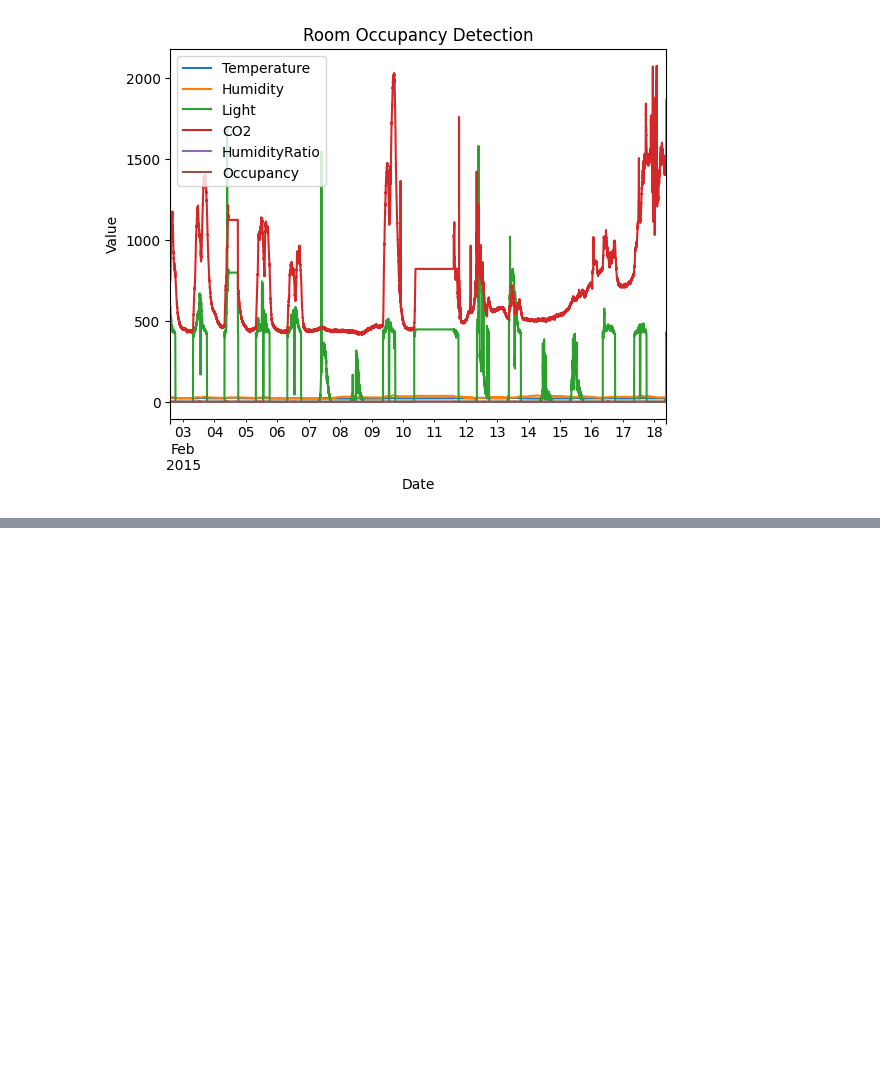
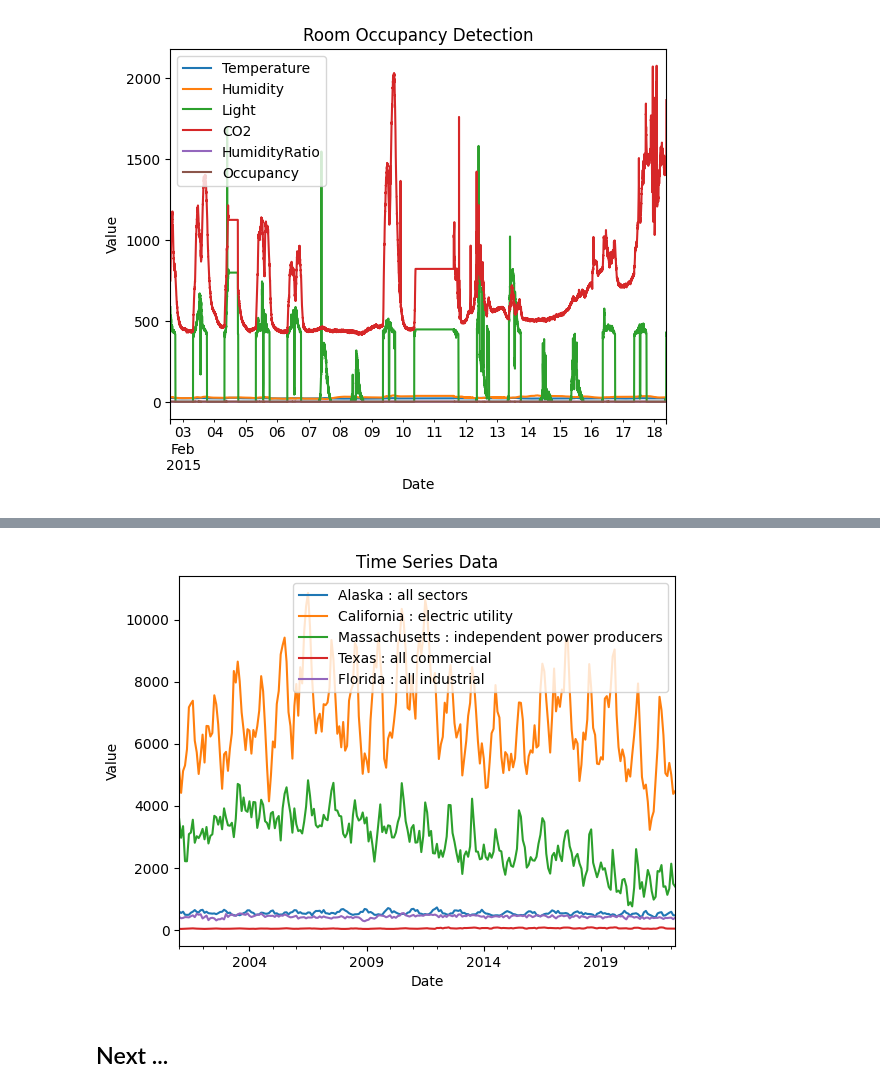
Before and after one commit to MiguelLoureiro98/timecave, a Jupyter notebook: experiments/data_preprocessing_cont.ipynb, the cells around one changed output, grey strips where cells are left out. Saved outputs shown, nothing was run; the diff lists cells and outputs as text; code cells hidden in the pictures; blank space fills up the shorter version.

```diff
--- a/experiments/data_preprocessing_cont.ipynb
+++ b/experiments/data_preprocessing_cont.ipynb
@@ -175,0 +348,6 @@ room_occupancy_detection.to_csv("C:/Users/User/Desktop/Project_repos/timecave/ti
+# %%
+energy_gen_data = energy_gen_data.rename(columns={"Unnamed: 0": "Date"});
+# %%
+cols = ["Date", "Alaska : all sectors", "California : electric utility", "Massachusetts : independent power producers", "Texas : all commercial", "Florida : all industrial"];
+# %%
+energy_gen_data = energy_gen_data[cols];
@@ -175,0 +366,4 @@ room_occupancy_detection.to_csv("C:/Users/User/Desktop/Project_repos/timecave/ti
+# %%
+plot_time_series(energy_gen_data);
+# %% [output]
+[figure, added]
@@ -176,2 +372,2 @@ room_occupancy_detection.to_csv("C:/Users/User/Desktop/Project_repos/timecave/ti
 # %% [markdown]
-##
+## Next ...
```
Also changed, not shown: parts of 31 cells of this notebook, 2 other files.
